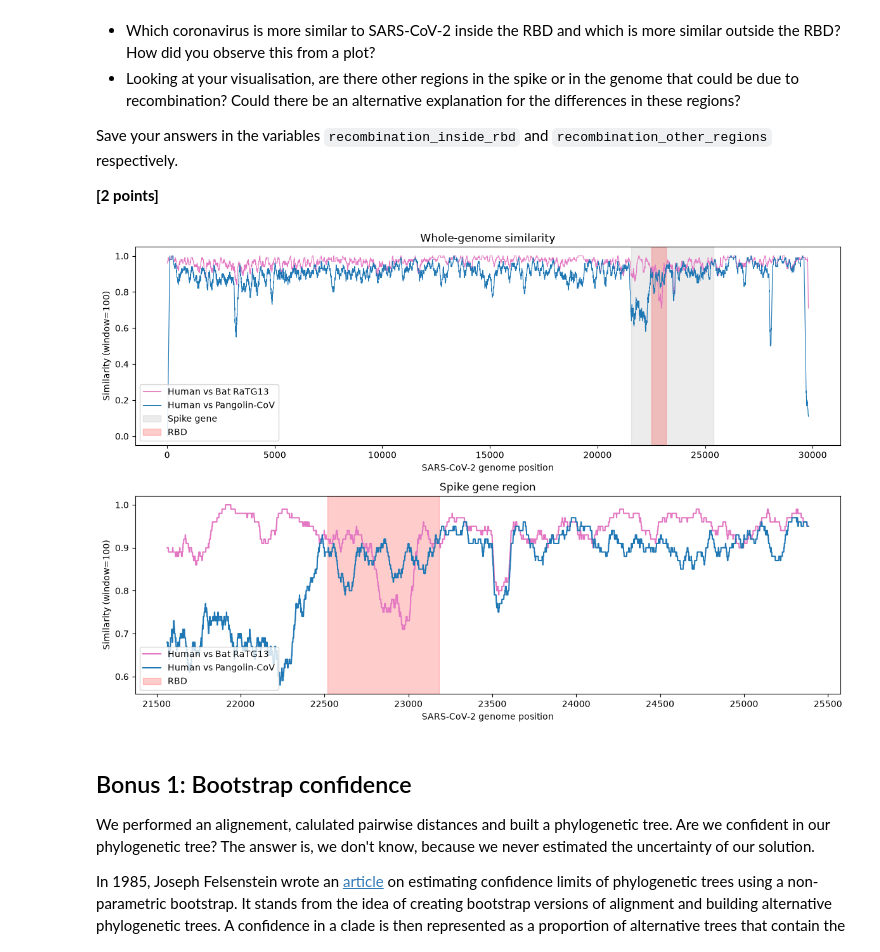
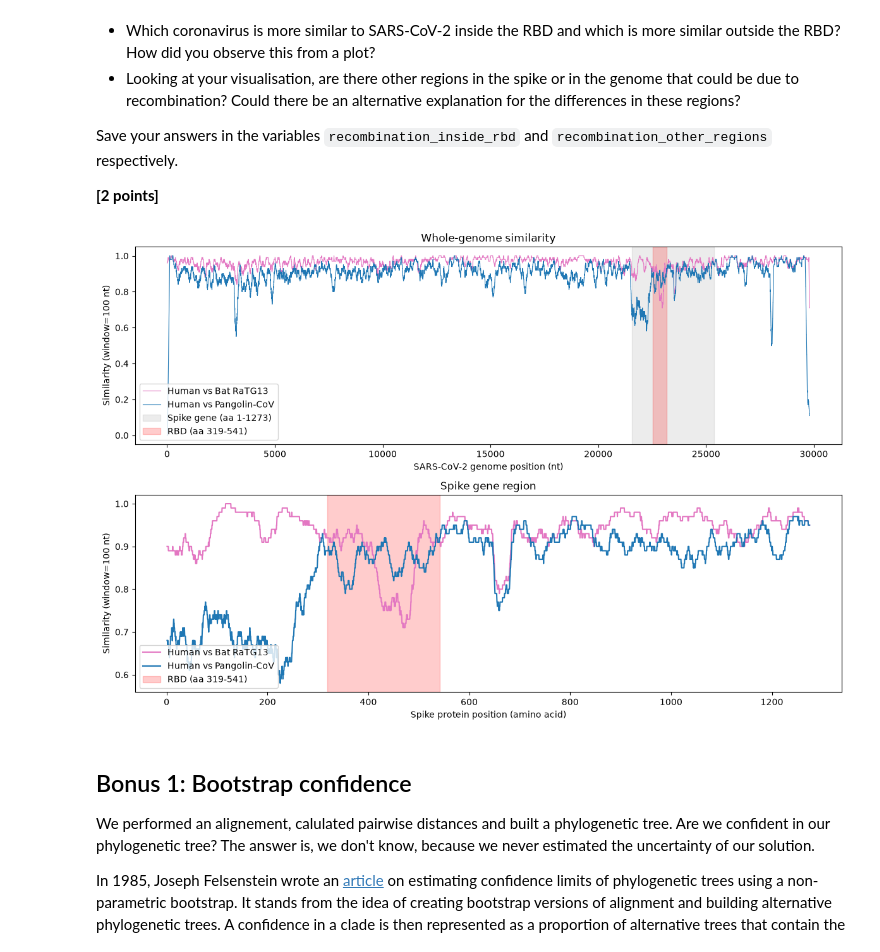
Before and after one commit to haircutt/assign_phylo, a Jupyter notebook: phylo_workbook.ipynb, the cells around one changed output. Drawn from its saved outputs; the diff is of its cells as text; code cells hidden in the pictures.

```diff
--- a/phylo_workbook.ipynb
+++ b/phylo_workbook.ipynb
@@ -261,45 +261,57 @@ def genome_pos_pc(aligned_human):
 	is_base = np.fromiter((c != "-" for c in aligned_human), dtype=bool, count=len(aligned_human))
 	return np.cumsum(is_base)
 
 def sliding_similarity(aligned_a, aligned_b, window=100):
 	match = np.fromiter((a == b for a, b in zip(aligned_a, aligned_b)), dtype=float, count=len(aligned_a))
 	window_sums = np.convolve(match, np.ones(window), mode="valid")
 	return window_sums / window
 
 window = 100
 sim_bat = sliding_similarity(human_aln_bat, bat_aln, window)
 sim_pan = sliding_similarity(human_aln_pan, pangolin_aln, window)
 
 pos_bat = genome_pos_pc(human_aln_bat)[: len(sim_bat)]
 pos_pan = genome_pos_pc(human_aln_pan)[: len(sim_pan)]
 
 fig, axes = plt.subplots(2, 1, figsize=(12, 8))
 
-# whole genome
+spike_aa_len = (spike_end - spike_start + 1) // 3
+rbd_aa_start, rbd_aa_end = 319, 541
+rbd_nt_start, rbd_nt_end = spike_start + (rbd_aa_start - 1) * 3, spike_start + (rbd_aa_end - 1) * 3
+
+def nt_to_aa(pos):
+    """Convert SARS-CoV-2 genome nucleotide position to spike amino acid position."""
+    return (pos - spike_start) / 3 + 1
+
+# whole genome (nucleotide coordinates)
 axes[0].plot(pos_bat, sim_bat, label="Human vs Bat RaTG13", color="tab:pink", linewidth=0.8)
 axes[0].plot(pos_pan, sim_pan, label="Human vs Pangolin-CoV", color="tab:blue", linewidth=0.8)
-axes[0].axvspan(spike_start, spike_end, color="gray", alpha=0.15, label="Spike gene")
-axes[0].axvspan(rbd_start, rbd_end, color="red", alpha=0.2, label="RBD")
-axes[0].set_xlabel("SARS-CoV-2 genome position")
-axes[0].set_ylabel(f"Similarity (window={window})")
+axes[0].axvspan(spike_start, spike_end, color="gray", alpha=0.15, label="Spike gene (aa 1-1273)")
+axes[0].axvspan(rbd_nt_start, rbd_nt_end, color="red", alpha=0.2,
+                label=f"RBD (aa {rbd_aa_start}-{rbd_aa_end})")
+axes[0].set_xlabel("SARS-CoV-2 genome position (nt)")
+axes[0].set_ylabel(f"Similarity (window={window} nt)")
 axes[0].set_title("Whole-genome similarity")
 axes[0].legend(loc="lower left")
 
-# spike region zoom
+# spike region zoom (amino acid coordinates)
 spike_mask_bat = (pos_bat >= spike_start) & (pos_bat <= spike_end)
 spike_mask_pan = (pos_pan >= spike_start) & (pos_pan <= spike_end)
-axes[1].plot(pos_bat[spike_mask_bat], sim_bat[spike_mask_bat], label="Human vs Bat RaTG13", color="tab:pink")
-axes[1].plot(pos_pan[spike_mask_pan], sim_pan[spike_mask_pan], label="Human vs Pangolin-CoV", color="tab:blue")
-axes[1].axvspan(rbd_start, rbd_end, color="red", alpha=0.2, label="RBD")
-axes[1].set_xlabel("SARS-CoV-2 genome position")
-axes[1].set_ylabel(f"Similarity (window={window})")
+axes[1].plot(nt_to_aa(pos_bat[spike_mask_bat]), sim_bat[spike_mask_bat],
+             label="Human vs Bat RaTG13", color="tab:pink")
+axes[1].plot(nt_to_aa(pos_pan[spike_mask_pan]), sim_pan[spike_mask_pan],
+             label="Human vs Pangolin-CoV", color="tab:blue")
+axes[1].axvspan(rbd_aa_start, rbd_aa_end, color="red", alpha=0.2,
+                label=f"RBD (aa {rbd_aa_start}-{rbd_aa_end})")
+axes[1].set_xlabel("Spike protein position (amino acid)")
+axes[1].set_ylabel(f"Similarity (window={window} nt)")
 axes[1].set_title("Spike gene region")
 axes[1].legend(loc="lower left")
 
 plt.tight_layout()
 plt.savefig('recombination.svg')
 # %% [output]
-[figure, old version]
+[figure, new version]
 # %%
 recombination_inside_rbd = """
 Which coronavirus is more similar to SARS-CoV-2 inside the RBD and which is more similar outside the RBD?
```
Also changed, not shown: parts of 1 cell of this notebook, 2 other files.
